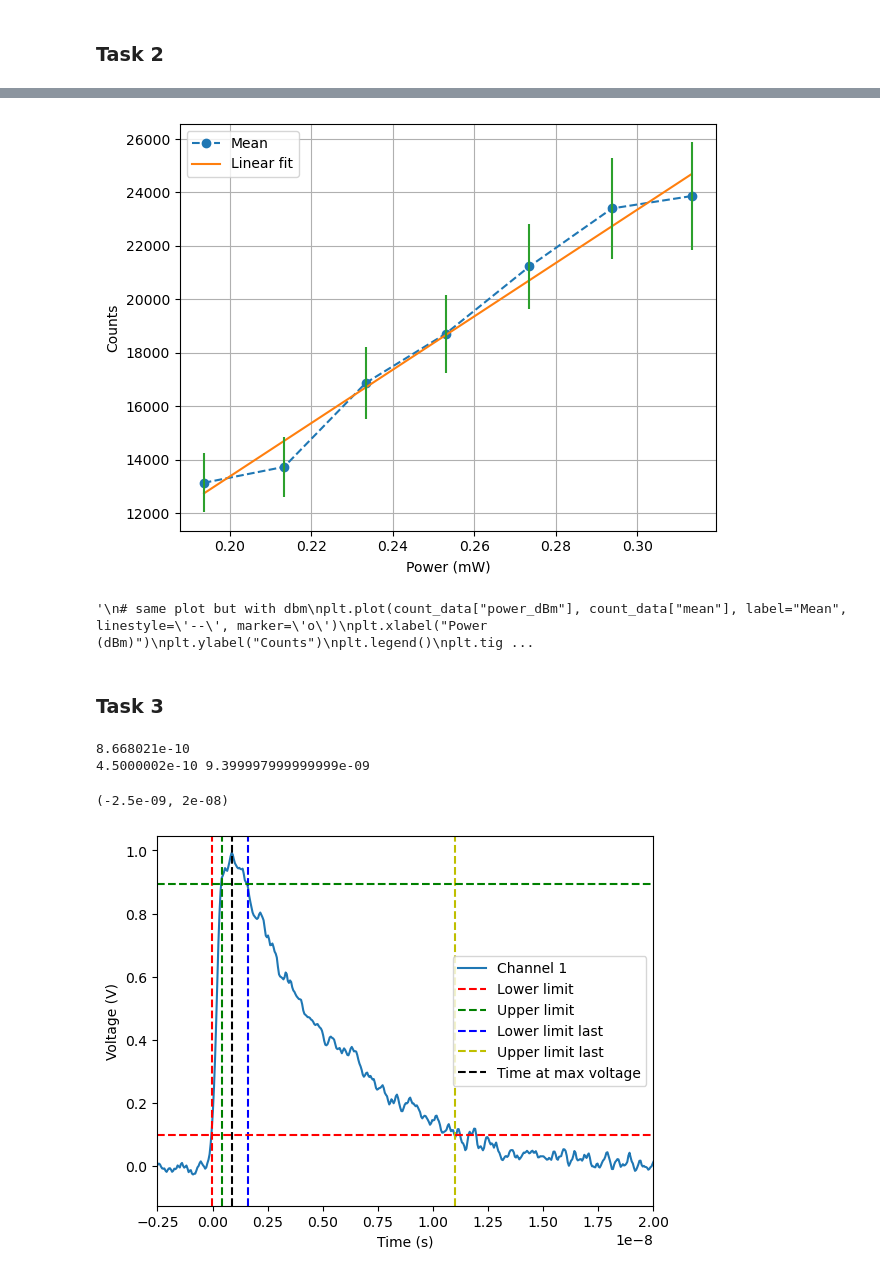
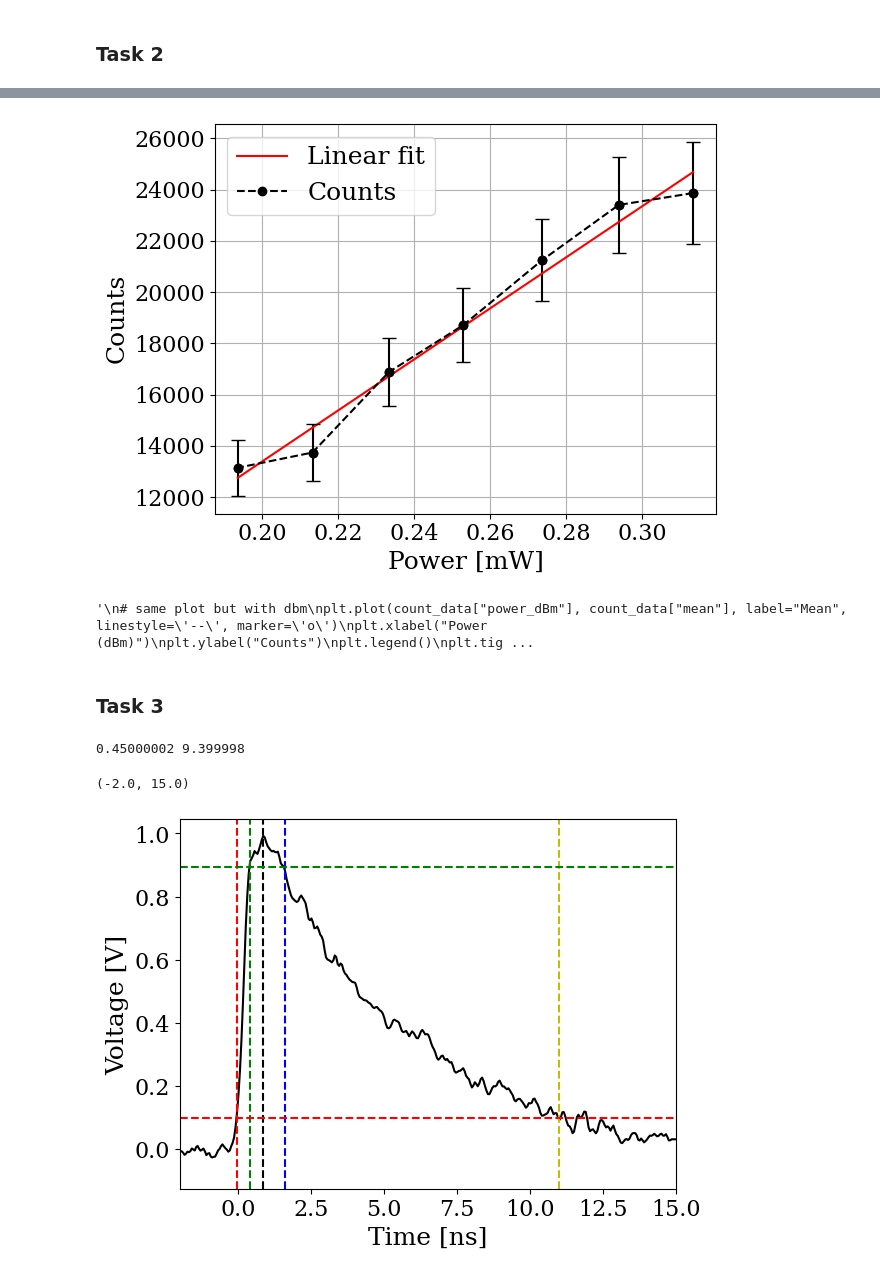
Before and after one commit to ermas3/SNSPD, a Jupyter notebook: data_analysis.ipynb, the cells around one changed output, grey strips where cells are left out. Saved outputs shown, nothing was run; the diff lists cells and outputs as text; code cells hidden in the pictures.

```diff
--- a/data_analysis.ipynb
+++ b/data_analysis.ipynb
@@ -5,3 +1,19 @@ import pandas as pd
+# %%
+import matplotlib.pyplot as plt
+import matplotlib as mpl
+import numpy as np
+import pandas as pd
+from scipy.optimize import curve_fit
+from scipy.stats import norm
+import os
+
+mpl.rcParams['xtick.labelsize'] = 16
+mpl.rcParams['ytick.labelsize'] = 16
+mpl.rcParams['axes.labelsize'] = 18
+mpl.rcParams['axes.titlesize'] = 24
+plt.rcParams['legend.fontsize'] = 18
+
+mpl.rcParams['font.family'] = 'serif'
 # %% [markdown]
 ### Task 1
 # %%
@@ -139,19 +111,16 @@ dtype: float64
 | 6 | -7.13 | 0.193642 | 13146.096774 | 1100.996317 |
 # %%
 # Do a linear fit
-from scipy.optimize import curve_fit
-
 def linear(x, a, b):
     return a*x + b
 
 popt, pcov = curve_fit(linear, count_data["power_mW"], count_data["mean"])
 
 # Plot mean and std as function of power
-plt.plot(count_data["power_mW"], count_data["mean"], label="Mean", linestyle='--', marker='o')
-plt.plot(count_data["power_mW"], linear(count_data["power_mW"], *popt), label="Linear fit")
-# errorbars for std
-plt.errorbar(count_data["power_mW"], count_data["mean"], yerr=count_data["std"], linestyle='None')
-plt.xlabel("Power (mW)")
+plt.plot(count_data["power_mW"], linear(count_data["power_mW"], *popt), label="Linear fit", color = "r")
+plt.plot(count_data["power_mW"], count_data["mean"], label="Counts", linestyle='--', marker='o', color = "k")
+plt.errorbar(count_data["power_mW"], count_data["mean"], yerr=count_data["std"], fmt='o', color = "k", capsize=5)
+plt.xlabel("Power [mW]")
 plt.ylabel("Counts")
 plt.legend()
 plt.tight_layout()
@@ -169,56 +138,49 @@ plt.grid()
 plt.show()
 """
 # %% [output]
-[figure, old version]
+[figure, new version]
 '\n# same plot but with dbm\nplt.plot(count_data["power_dBm"], count_data["mean"], label="Mean", linestyle=\'--\', marker=\'o\')\nplt.xlabel("Power (dBm)")\nplt.ylabel("Counts")\nplt.legend()\nplt.tig ...
 # %% [markdown]
 ### Task 3
 # %%
 channel = 4
-# get filenames in data/detection_channels
-import os
+
 filenames = os.listdir(f"data/detection_events_ch{channel}")
-
 path = f"data/detection_events_ch{channel}/C1--C--00055.txt"
 data = pd.read_csv(path, sep=',', skiprows=4)
+data["Time"] = data["Time"]*1e9
+
 max_voltage = data["Ampl"].max()
 lower_limit = 0.1*max_voltage
 upper_limit = 0.9*max_voltage
 
 time_at_max_voltage = data[data["Ampl"] == max_voltage]["Time"].iloc[0]
-print(time_at_max_voltage)
 
 t1 = data[data["Ampl"] > lower_limit]["Time"].iloc[0]
 t2 = data[data["Ampl"] > upper_limit]["Time"].iloc[0]
-
-# filter amp higher than lower limit and time larger than time at max voltage
-data_filtered = data[data["Ampl"] > lower_limit]
-
 t3 = data[(data["Ampl"] < upper_limit) & (data["Time"] > time_at_max_voltage)]["Time"].iloc[0]
 t4 = data[(data["Ampl"] < lower_limit) & (data["Time"] > time_at_max_voltage)]["Time"].iloc[0]
 
 t_rise = t2 - t1
 t_decay = t4 - t3
 
 print(t_rise, t_decay)
 
-plt.plot(data["Time"], data["Ampl"], label="Channel 1")
+plt.plot(data["Time"], data["Ampl"], label="Channel 1", color = "k")
 plt.axvline(x=t1, color='r', linestyle='--', label="Lower limit")
 plt.axvline(x=t2, color='g', linestyle='--', label="Upper limit")
 plt.axvline(x=t3, color='b', linestyle='--', label="Lower limit last")
 plt.axvline(x=t4, color='y', linestyle='--', label="Upper limit last")
 plt.axvline(x=time_at_max_voltage, color='k', linestyle='--', label="Time at max voltage")
 plt.axhline(y=lower_limit, color='r', linestyle='--')
 plt.axhline(y=upper_limit, color='g', linestyle='--')
-plt.xlabel("Time (s)")
-plt.ylabel("Voltage (V)")
-plt.legend()
-plt.xlim(-0.25e-8, 2e-8)
+plt.xlabel("Time [ns]")
+plt.ylabel("Voltage [V]")
+plt.xlim(-2, 15)
 # %% [output]
-8.668021e-10
-4.5000002e-10 9.399997999999999e-09
+0.45000002 9.399998
-(-2.5e-09, 2e-08)
+(-2.0, 15.0)
-[figure, old version]
+[figure, new version]
 # %%
 channel = 4
 
```
Also changed, not shown: parts of 9 cells of this notebook.
